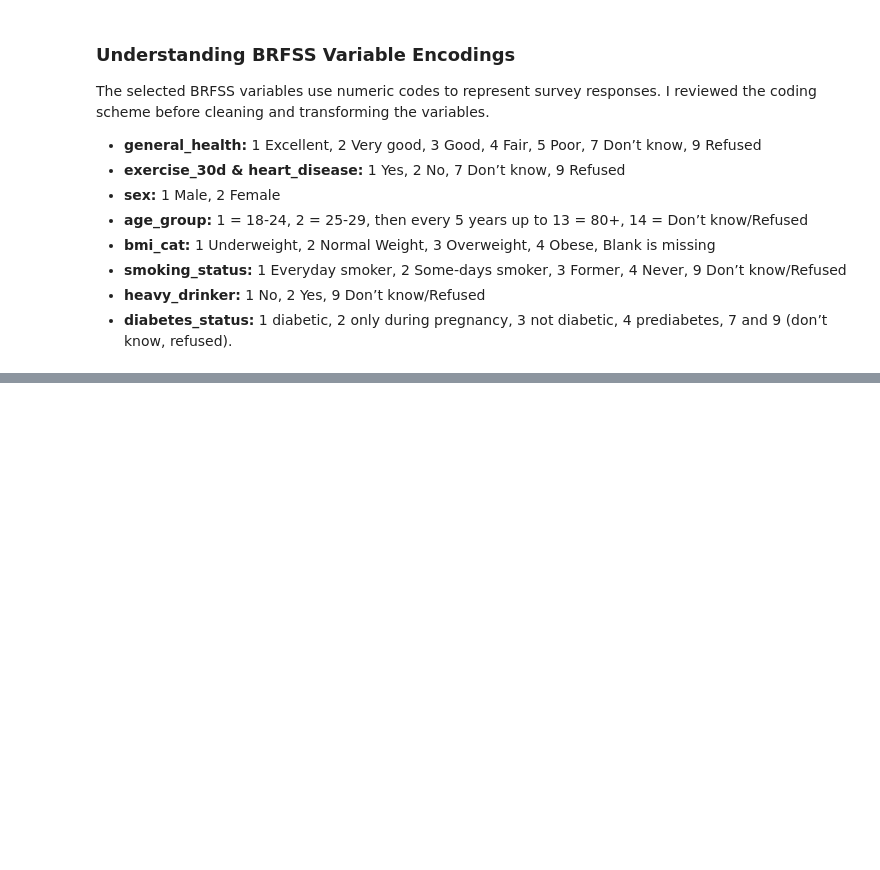
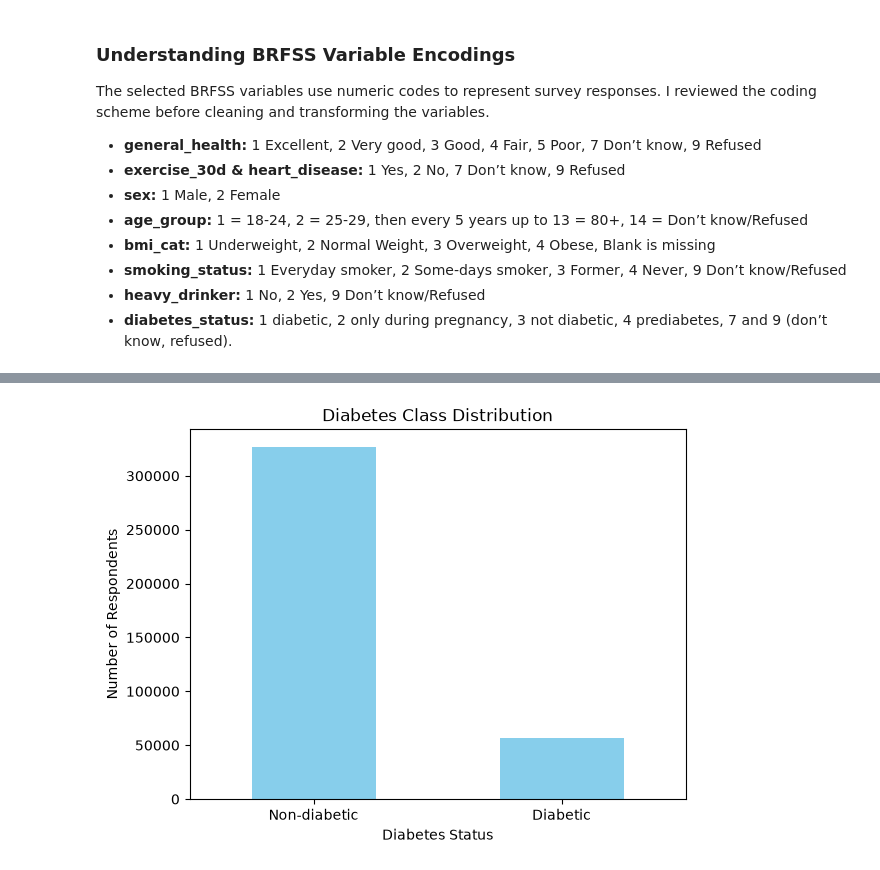
Before and after one commit to giftyhealthtech/diabetes-risk-prediction, a Jupyter notebook: diabetes_risk_model.ipynb, the cells around one changed output, grey strips where cells are left out. Drawn from its saved outputs; the diff is of its cells as text; code cells hidden in the pictures; blank space fills up the shorter version.

```diff
--- a/diabetes_risk_model.ipynb
+++ b/diabetes_risk_model.ipynb
@@ -183,0 +387,13 @@ df.isna().sum()
+# %%
+df["diabetic"].value_counts().plot(
+    kind="bar",
+    title="Diabetes Class Distribution",
+    color="skyblue"
+)
+
+plt.xlabel("Diabetes Status")
+plt.ylabel("Number of Respondents")
+plt.xticks([0, 1], ["Non-diabetic", "Diabetic"], rotation=0)
+plt.show()
+# %% [output]
+[figure, added]
```
Also changed, not shown: parts of 30 cells of this notebook, 1 other file.
